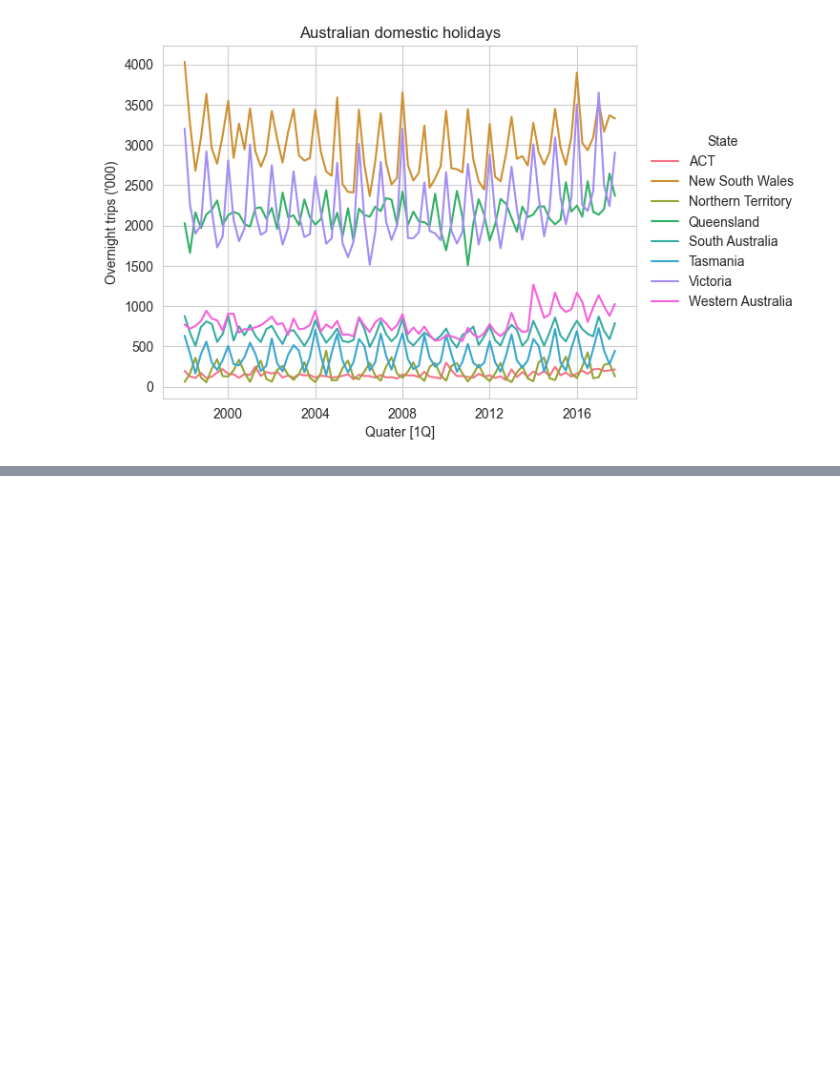
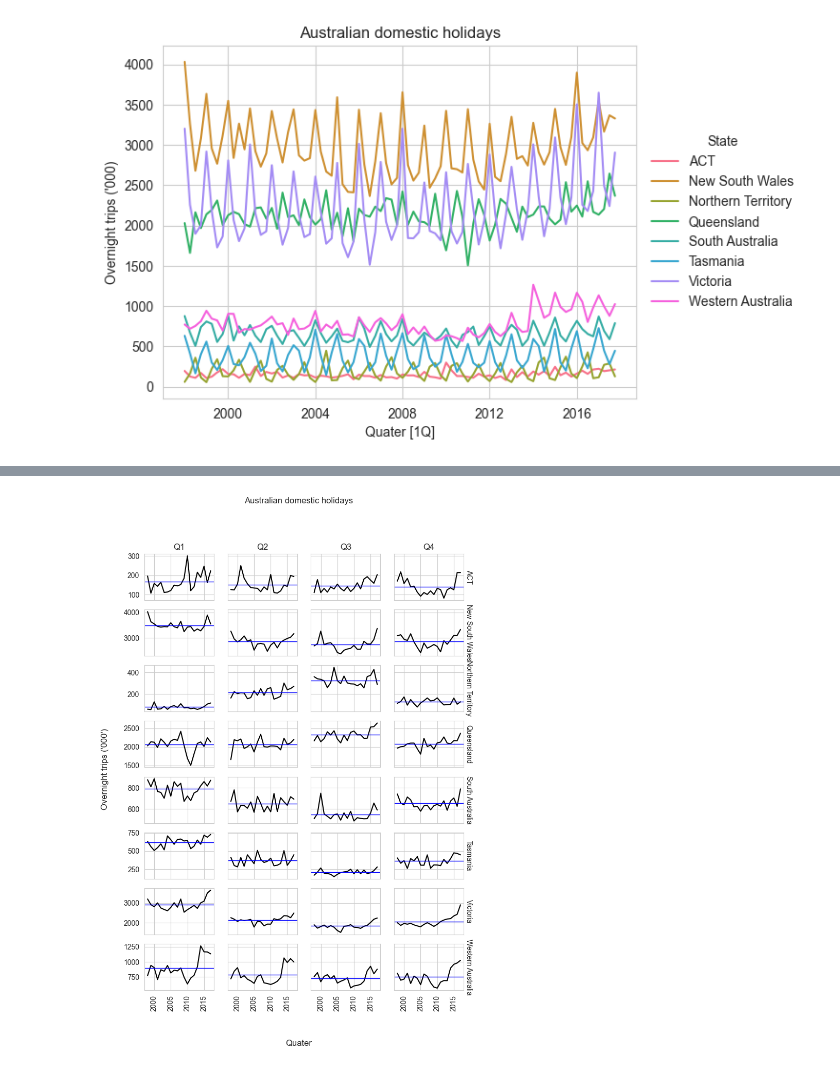
Before and after one commit to zamu-302/Time-series, a Jupyter notebook: Chapter2.ipynb, the cells around one changed output, grey strips where cells are left out. Drawn from its saved outputs; the diff is of its cells as text; code cells hidden in the pictures; blank space fills up the shorter version.

```diff
--- a/Chapter2.ipynb
+++ b/Chapter2.ipynb
@@ -399,0 +400,18 @@ for ax,(state,state_df) in zip(axes,df.groupby("State")):
+# %%
+import matplotlib.pyplot as plt
+fig,axes=plt.subplots(num_states,4,sharex=True,sharey="row",figsize=(8,11))
+for ax,((state,quarter),sq_df) in zip(axes.flat,df.groupby(["State","Quarter"])):
+    ax.plot(sq_df['Year'],sq_df['y'],color="k")
+    ax.axhline(sq_df['y'].mean(),color="b",linewidth=1)
+    ax.tick_params(axis="x",rotation=90)
+    xticks=sq_df["Year"].loc[lambda x:(x%5)==0]
+    if ax in axes[0]:
+        ax.set(title=quarter,xticks=xticks)
+    if ax in axes[:,-1]:
+        ax.text(1.02,0.5,state,va="center",ha="left",rotation=270,size="medium",transform=ax.transAxes)
+fig.suptitle("Australian domestic holidays")
+fig.supxlabel("Quater")
+fig.supylabel("Overnight trips ('000')")
+fig.show()
+# %% [output]
+[figure, added]
```
Also changed, not shown: parts of 14 cells of this notebook.
